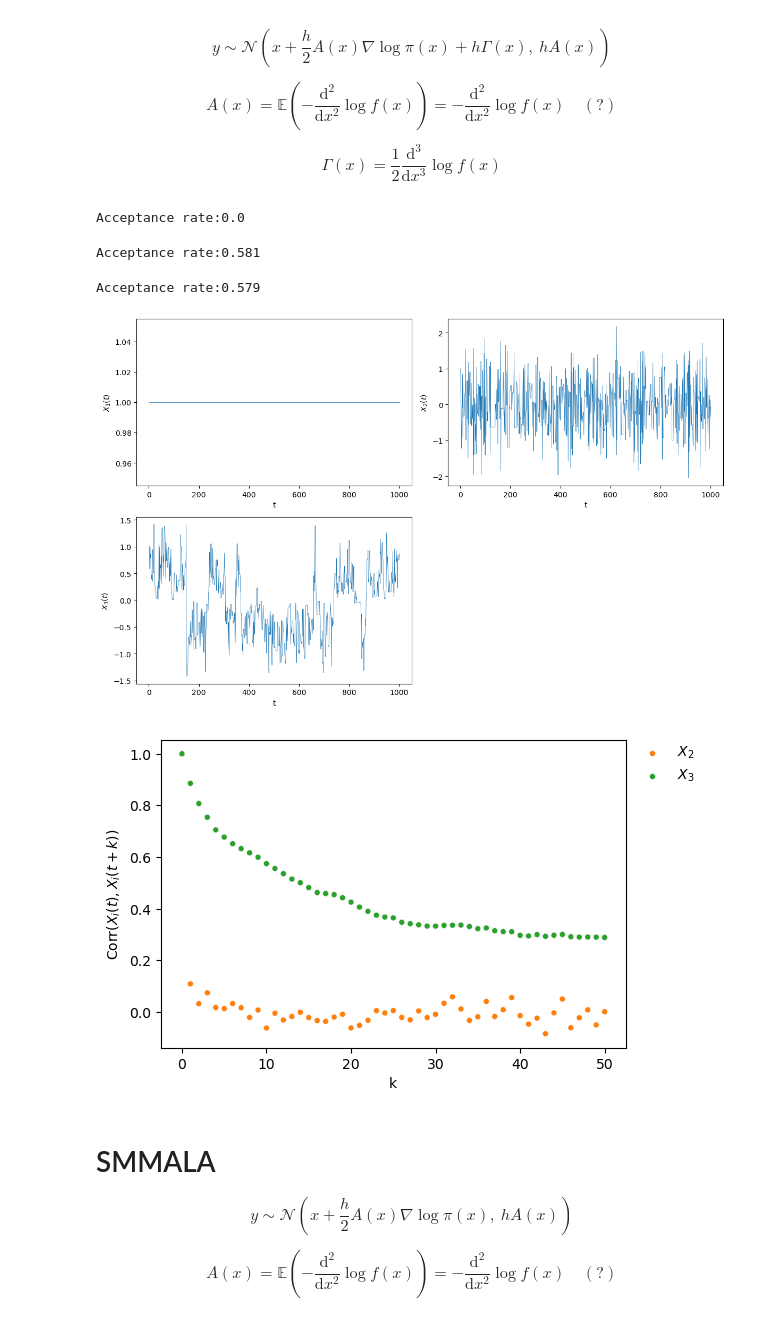
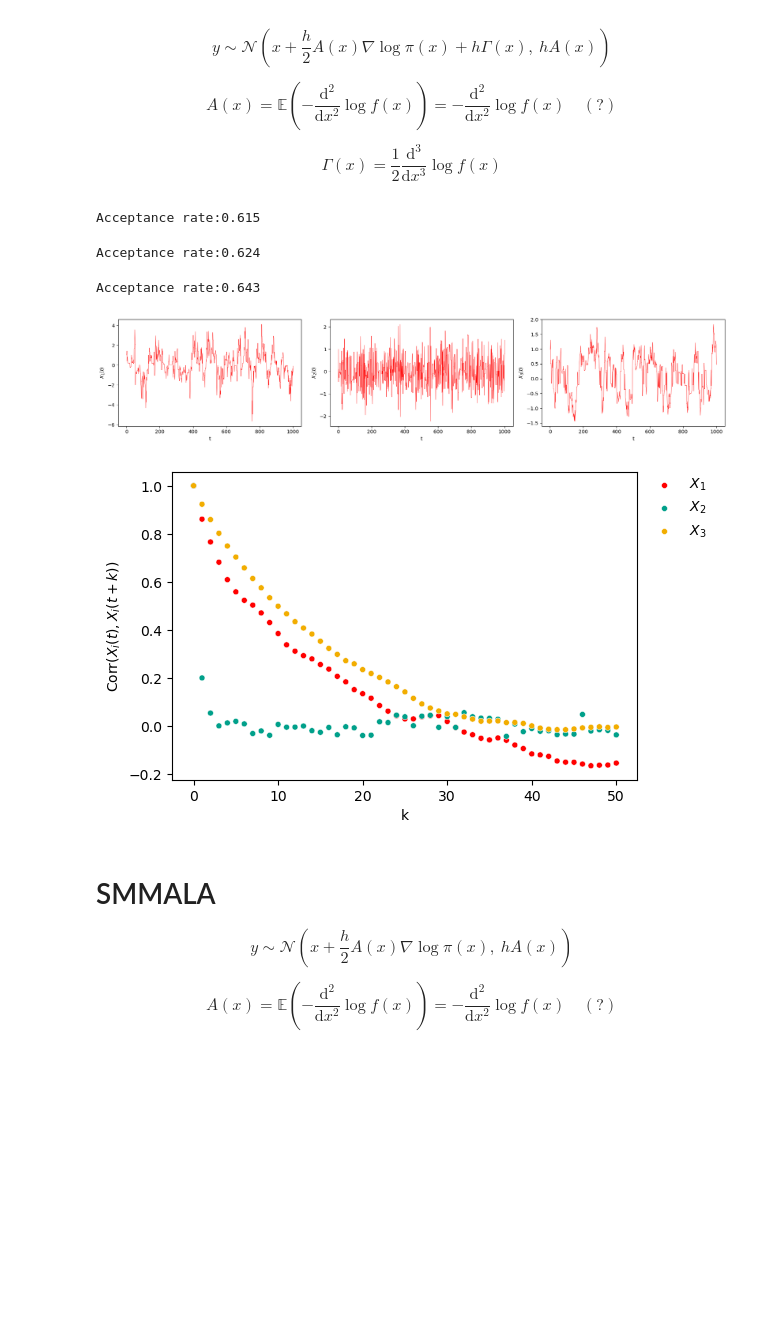
Before and after one commit to bartolomeou/FYP, a Jupyter notebook: manifold_mcmc.ipynb, the cells around one changed output. Drawn from its saved outputs; the diff is of its cells as text; code cells hidden in the pictures; blank space fills up the shorter version.

```diff
--- a/manifold_mcmc.ipynb
+++ b/manifold_mcmc.ipynb
@@ -186,16 +186,19 @@ def mmala(n_iter, x_init, step_size=1, **kwargs):
 
     for i in range(1, n_iter+1):
         grad_logpi_x = grad_logpi_gnd(x, **kwargs)
-        A_x = np.abs(second_logpi_gnd(x, **kwargs))  # ????????
-        Gamma_x = - (1/2) * third_logpi_gnd(x, **kwargs)
+        second_logpi_x = second_logpi_gnd(x, **kwargs)
+        A_x = 1 / np.abs(second_logpi_x)
+        Gamma_x = - (1/2) * (A_x**2) * np.sign(second_logpi_x) * third_logpi_gnd(x, **kwargs)
 
         # Generate a proposal state
         y = mmala_proposal(x, grad_logpi_x, A_x, Gamma_x, step_size)
 
         logpi_y = logpi_gnd(y, **kwargs)
+
         grad_logpi_y = grad_logpi_gnd(y, **kwargs)
-        A_y = np.abs(second_logpi_gnd(y, **kwargs))
-        Gamma_y = - (1/2) * third_logpi_gnd(y, **kwargs)
+        second_logpi_y = second_logpi_gnd(y, **kwargs)
+        A_y = 1 / np.abs(second_logpi_y)
+        Gamma_y = - (1/2) * (A_y**2) * np.sign(second_logpi_y) * third_logpi_gnd(y, **kwargs)
 
         # Calculate log preconditioned MALA acceptance rate
         log_acceptance = logpi_y - logpi_x + mmala_logq_ratio(x, y, grad_logpi_x, grad_logpi_y, A_x, A_y, Gamma_x, Gamma_y, step_size)
@@ -213,30 +216,30 @@ def mmala(n_iter, x_init, step_size=1, **kwargs):
 
     return x_samples, acceptance_rate
 # %%
-mmla_samples1, accept_rate = mmala(n_iter=1000, x_init=[1], beta=1, step_size=1e-9)
+mmla_samples1, accept_rate = mmala(n_iter=1000, x_init=[1], beta=1.1, step_size=0.3)
 
-print(f'Acceptance rate:{accept_rate}')
+print(f'Acceptance rate: {accept_rate}')
 # %% [output]
-Acceptance rate:0.0
+Acceptance rate:0.615
 # %%
-mmala_samples2, accept_rate = mmala(n_iter=1000, x_init=[1], beta=2, step_size=0.93)
+mmala_samples2, accept_rate = mmala(n_iter=1000, x_init=[1], beta=2, step_size=1.8)
 
-print(f'Acceptance rate:{accept_rate}')
+print(f'Acceptance rate: {accept_rate}')
 # %% [output]
-Acceptance rate:0.581
+Acceptance rate:0.624
 # %%
-mmala_samples3, accept_rate = mmala(n_iter=1000, x_init=[1], beta=3, step_size=0.25)
+mmala_samples3, accept_rate = mmala(n_iter=1000, x_init=[1], beta=3, step_size=0.55)
 
-print(f'Acceptance rate:{accept_rate}')
+print(f'Acceptance rate: {accept_rate}')
 # %% [output]
-Acceptance rate:0.579
+Acceptance rate:0.643
 # %%
 mmala_samples = np.vstack([mmla_samples1, mmala_samples2, mmala_samples3])
-traceplot(mmala_samples, overlay=False)
+traceplot(mmala_samples, overlay=False, n_col=3)
 acfplot(mmala_samples)
 # %% [output]
-[figure, old version]
+[figure, new version]
-[figure, old version]
+[figure, new version]
 # %% [markdown]
 # SMMALA
 
```
Also changed, not shown: parts of 15 cells of this notebook, 4 other files.
